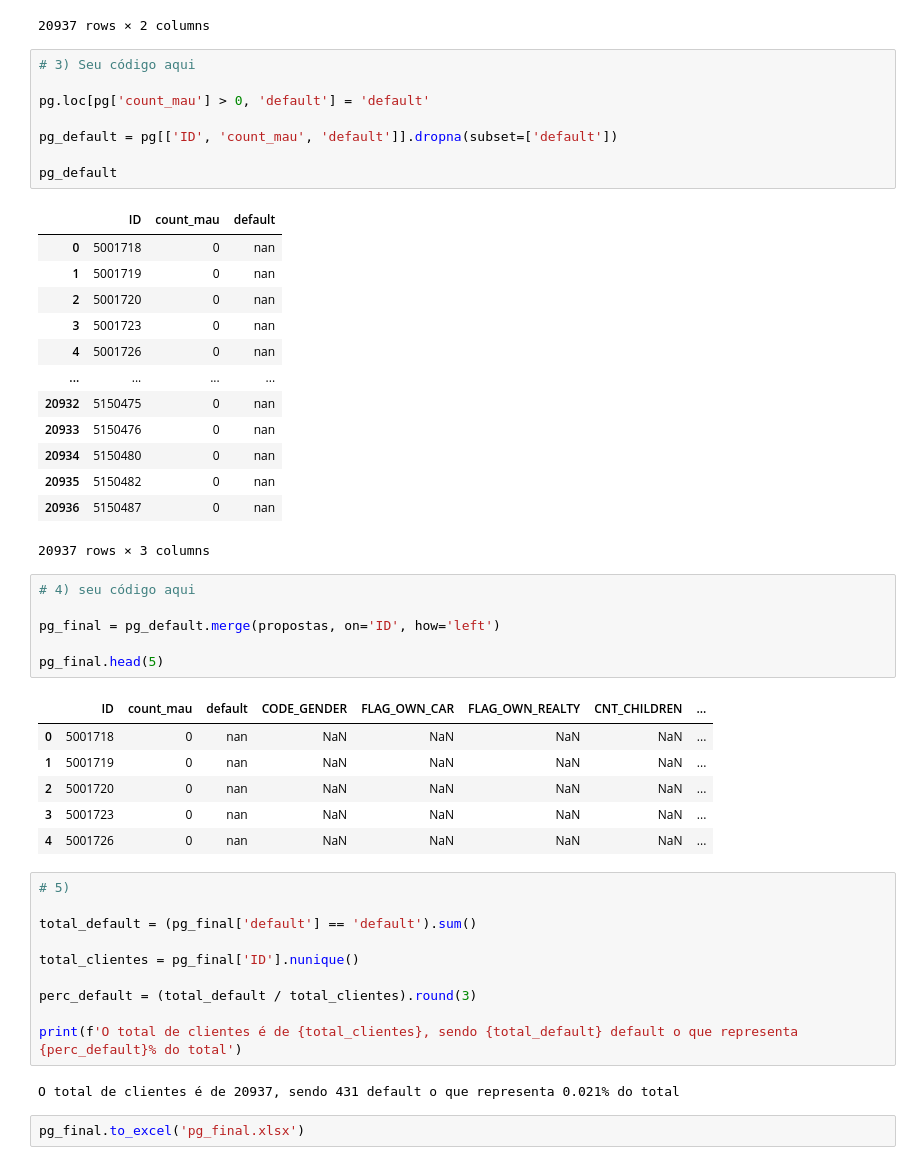
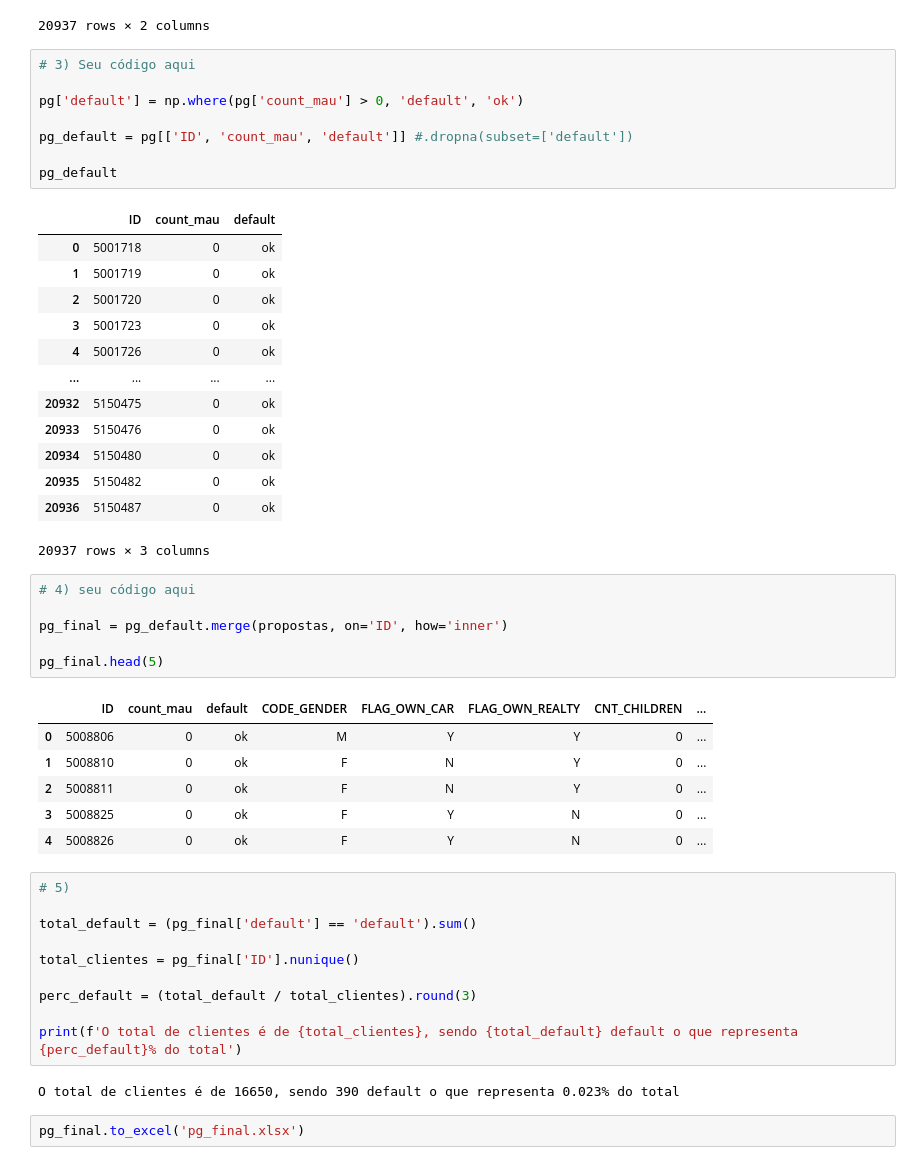
Before and after one commit to Asolamini/datascientist, a Jupyter notebook: Mod5Ex_aulas_04a05.ipynb, the cells around one changed output. Drawn from its saved outputs; the diff is of its cells as text.

```diff
--- a/Mod5Ex_aulas_04a05.ipynb
+++ b/Mod5Ex_aulas_04a05.ipynb
@@ -174,38 +175,38 @@ pg[['ID', 'count_mau']]
 # %%
 # 3) Seu código aqui
 
-pg.loc[pg['count_mau'] > 0, 'default'] = 'default'
+pg['default'] = np.where(pg['count_mau'] > 0, 'default', 'ok')
 
-pg_default = pg[['ID', 'count_mau', 'default']].dropna(subset=['default'])
+pg_default = pg[['ID', 'count_mau', 'default']] #.dropna(subset=['default'])
 
 pg_default
 # %% [output]
 |  | ID | count_mau | default |
-| 0 | 5001718 | 0 | nan |
-| 1 | 5001719 | 0 | nan |
-| 2 | 5001720 | 0 | nan |
-| 3 | 5001723 | 0 | nan |
-| 4 | 5001726 | 0 | nan |
+| 0 | 5001718 | 0 | ok |
+| 1 | 5001719 | 0 | ok |
+| 2 | 5001720 | 0 | ok |
+| 3 | 5001723 | 0 | ok |
+| 4 | 5001726 | 0 | ok |
 | ... | ... | ... | ... |
-| 20932 | 5150475 | 0 | nan |
-| 20933 | 5150476 | 0 | nan |
-| 20934 | 5150480 | 0 | nan |
-| 20935 | 5150482 | 0 | nan |
-| 20936 | 5150487 | 0 | nan |
+| 20932 | 5150475 | 0 | ok |
+| 20933 | 5150476 | 0 | ok |
+| 20934 | 5150480 | 0 | ok |
+| 20935 | 5150482 | 0 | ok |
+| 20936 | 5150487 | 0 | ok |
 20937 rows × 3 columns
 # %%
 # 4) seu código aqui
 
-pg_final = pg_default.merge(propostas, on='ID', how='left')
+pg_final = pg_default.merge(propostas, on='ID', how='inner')
 
 pg_final.head(5)
 # %% [output]
 |  | ID | count_mau | default | CODE_GENDER | FLAG_OWN_CAR | FLAG_OWN_REALTY | CNT_CHILDREN | ... |
-| 0 | 5001718 | 0 | nan | NaN | NaN | NaN | NaN | ... |
-| 1 | 5001719 | 0 | nan | NaN | NaN | NaN | NaN | ... |
-| 2 | 5001720 | 0 | nan | NaN | NaN | NaN | NaN | ... |
-| 3 | 5001723 | 0 | nan | NaN | NaN | NaN | NaN | ... |
-| 4 | 5001726 | 0 | nan | NaN | NaN | NaN | NaN | ... |
+| 0 | 5008806 | 0 | ok | M | Y | Y | 0 | ... |
+| 1 | 5008810 | 0 | ok | F | N | Y | 0 | ... |
+| 2 | 5008811 | 0 | ok | F | N | Y | 0 | ... |
+| 3 | 5008825 | 0 | ok | F | Y | N | 0 | ... |
+| 4 | 5008826 | 0 | ok | F | Y | N | 0 | ... |
 # %%
 # 5)
 
@@ -217,6 +218,6 @@ perc_default = (total_default / total_clientes).round(3)
 
 print(f'O total de clientes é de {total_clientes}, sendo {total_default} default o que representa {perc_default}% do total')
 # %% [output]
-O total de clientes é de 20937, sendo 431 default o que representa 0.021% do total
+O total de clientes é de 16650, sendo 390 default o que representa 0.023% do total
 # %%
 pg_final.to_excel('pg_final.xlsx')
```
Also changed, not shown: parts of 1 cell of this notebook.
